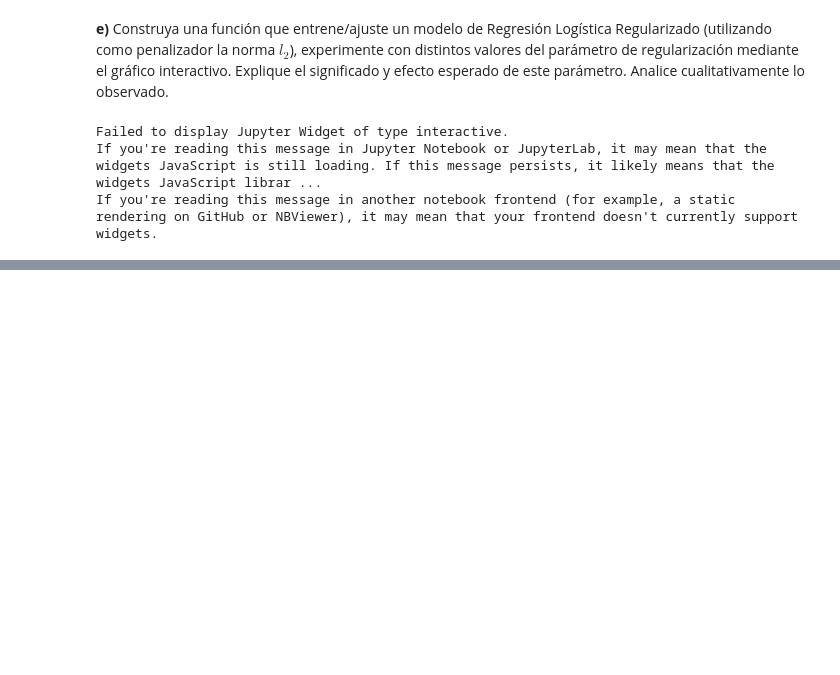
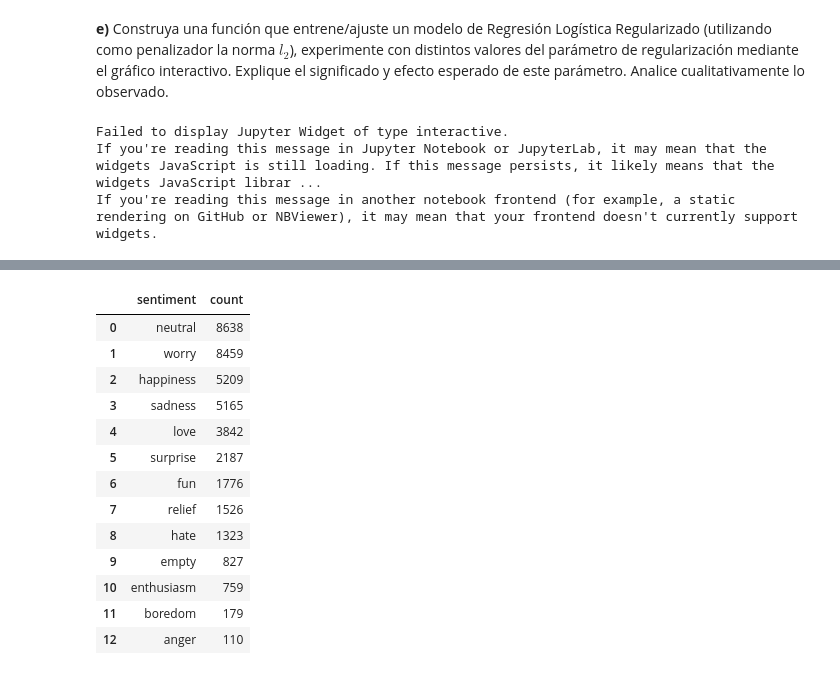
Before and after one commit to TareasJF/INF393, a Jupyter notebook: T2/Tarea2.ipynb, the cells around one changed output, grey strips where cells are left out. Saved outputs shown, nothing was run; the diff lists cells and outputs as text; code cells hidden in the pictures; blank space fills up the shorter version.

```diff
--- a/T2/Tarea2.ipynb
+++ b/T2/Tarea2.ipynb
@@ -94,0 +101,4 @@ If you're reading this message in another notebook frontend (for example, a stat
+# %%
+import pandas as pd
+tweets = pd.read_csv('./data/text_emotion.csv')
+tweets.head()
@@ -94,0 +112,19 @@ If you're reading this message in another notebook frontend (for example, a stat
+# %%
+clases = pd.DataFrame(tweets['sentiment'].value_counts().reset_index())
+clases.columns = ["sentiment", "count"]
+clases
+# %% [output]
+|  | sentiment | count |
+| 0 | neutral | 8638 |
+| 1 | worry | 8459 |
+| 2 | happiness | 5209 |
+| 3 | sadness | 5165 |
+| 4 | love | 3842 |
+| 5 | surprise | 2187 |
+| 6 | fun | 1776 |
+| 7 | relief | 1526 |
+| 8 | hate | 1323 |
+| 9 | empty | 827 |
+| 10 | enthusiasm | 759 |
+| 11 | boredom | 179 |
+| 12 | anger | 110 |
```
Also changed, not shown: parts of 13 cells of this notebook, 2 other files.
